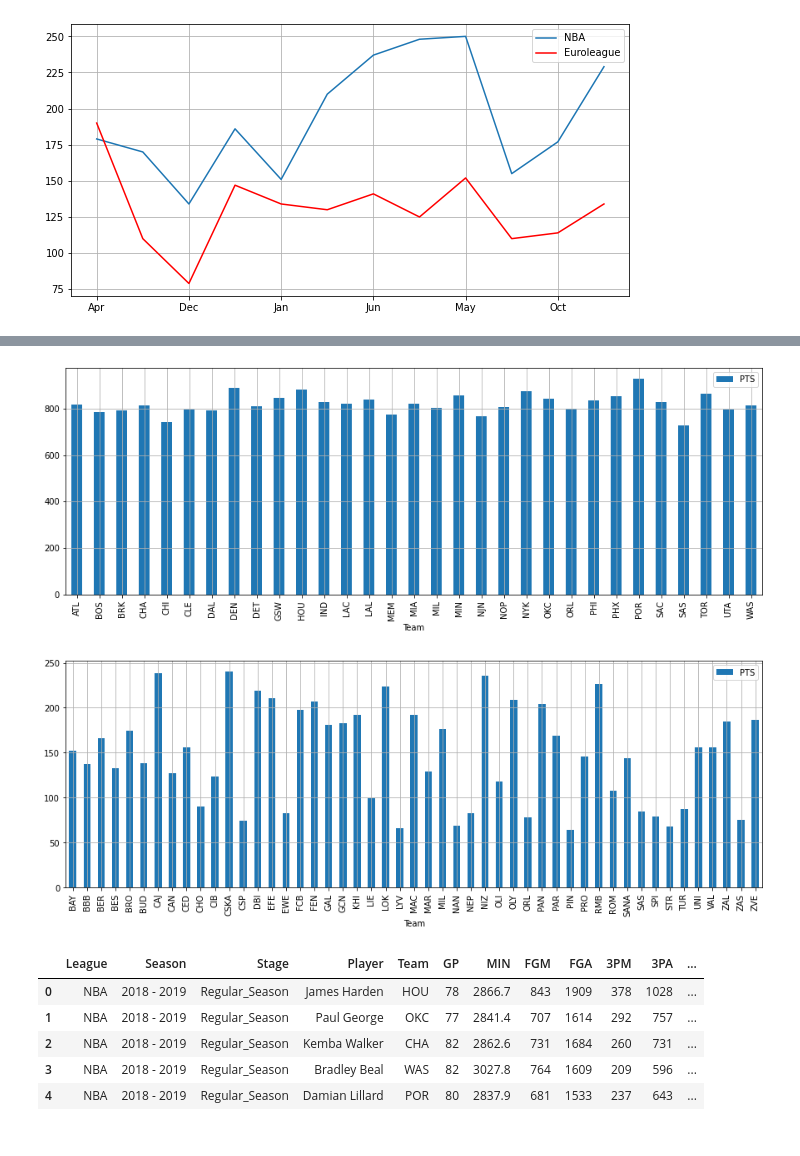
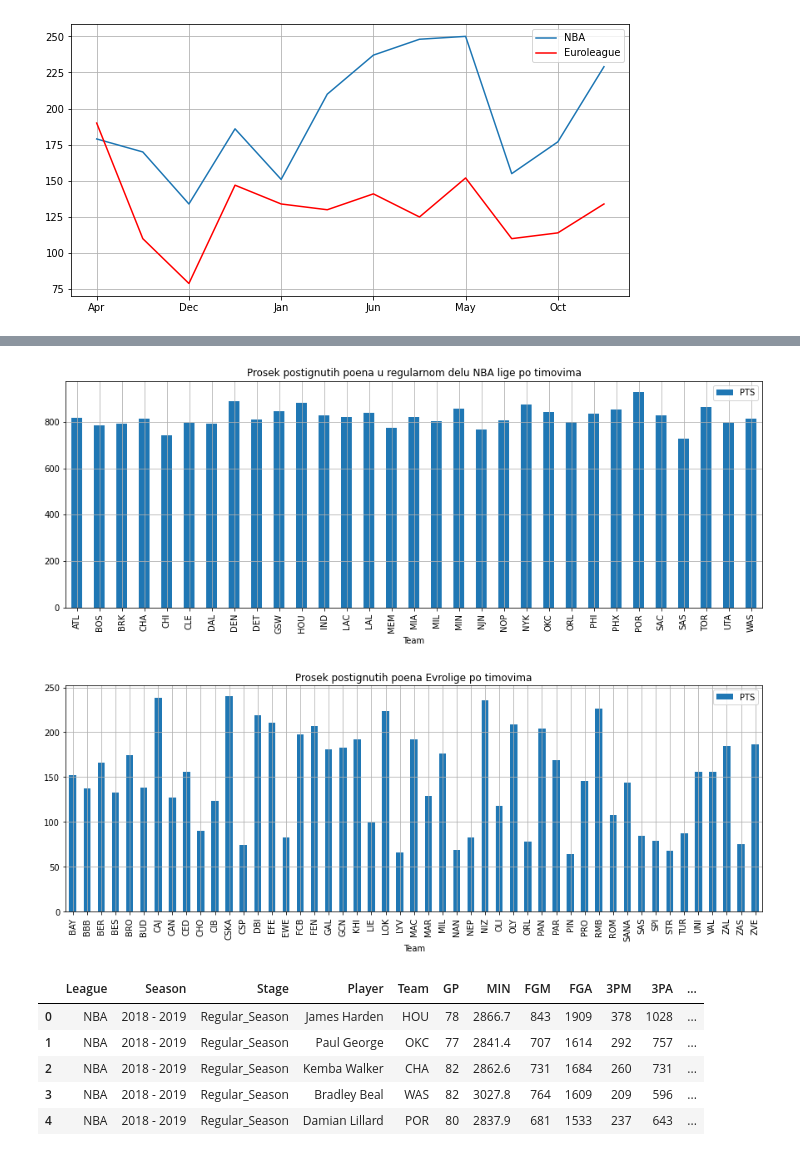
Before and after one commit to aleksperic/Basketball-player-stats, a Jupyter notebook: Basketball_player_stats.ipynb, the cells around one changed output, grey strips where cells are left out. Cells and saved outputs as stored; diff of their text form; code cells hidden in the pictures.

```diff
--- a/Basketball_player_stats.ipynb
+++ b/Basketball_player_stats.ipynb
@@ -366,5 +326,5 @@ plt.show()
 # %%
 # Grupisanje NBA po timovima i prosek njihovih numerickih vrednosti
-nba_timovi_prosek = (nba_regular.groupby(['Team'])).mean()
-nba_timovi_prosek
+nba_timovi = (nba_regular.groupby(['Team'], as_index=False))
+nba_timovi.mean()
 # %% [output]
@@ -389,5 +348,5 @@ nba_timovi_prosek
 # %%
 # Grupisanje evrolige po timovima i prosek njihovih numerickih vrednosti
-euroleague_timovi = (euroleague.groupby(['Team'])).mean()
-euroleague_timovi
+euroleague_timovi = (euroleague.groupby(['Team'], as_index=False))
+euroleague_timovi.mean()
 # %% [output]
@@ -418,12 +370,10 @@ euroleague_timovi
 # %%
-# Prikaz proseka odigranih utakmica u regularnom delu NBA lige po timovima
-# Prema prikazanim podacima, mozemo zakljuciti da su timovi prilicno ujednaceni u odigranim utakmicama
-nba_timovi_prosek.plot(kind='bar', y=['PTS'], figsize=(15,5), grid=True)
-euroleague_timovi.plot(kind='bar', y=['PTS'], figsize=(15,5), grid=True)
+nba_timovi.mean().plot(x='Team', kind='bar', y=['PTS'], figsize=(15,5), grid=True, title="Prosek postignutih poena u regularnom delu NBA lige po timovima")
+euroleague_timovi.mean().plot(x='Team', kind='bar', y=['PTS'], figsize=(15,5), grid=True, title="Prosek postignutih poena Evrolige po timovima")
 plt.show()
 # %% [output]
-[figure, old version]
+[figure, new version]
-[figure, old version]
+[figure, new version]
 # %%
 nba_regular_poslednja_sezona.head()
 # %% [output]
```
Also changed, not shown: parts of 81 cells of this notebook.
